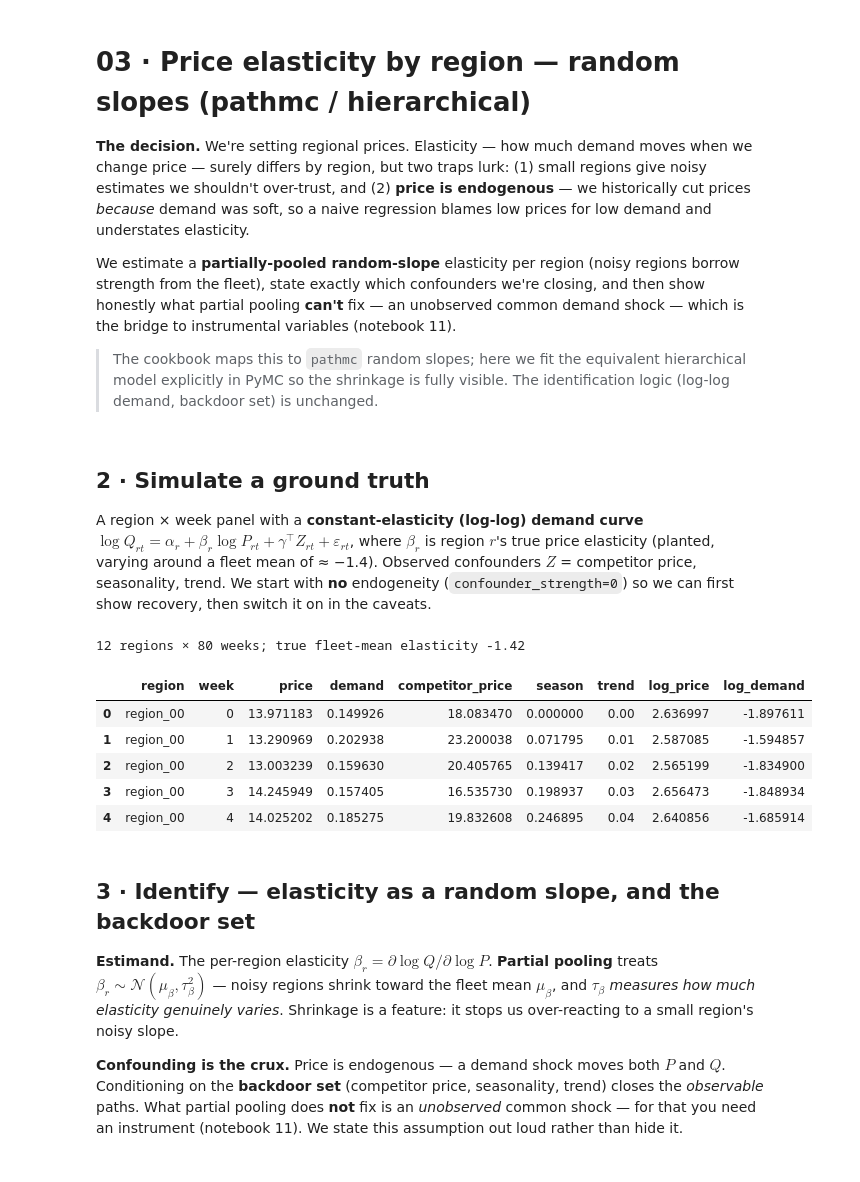
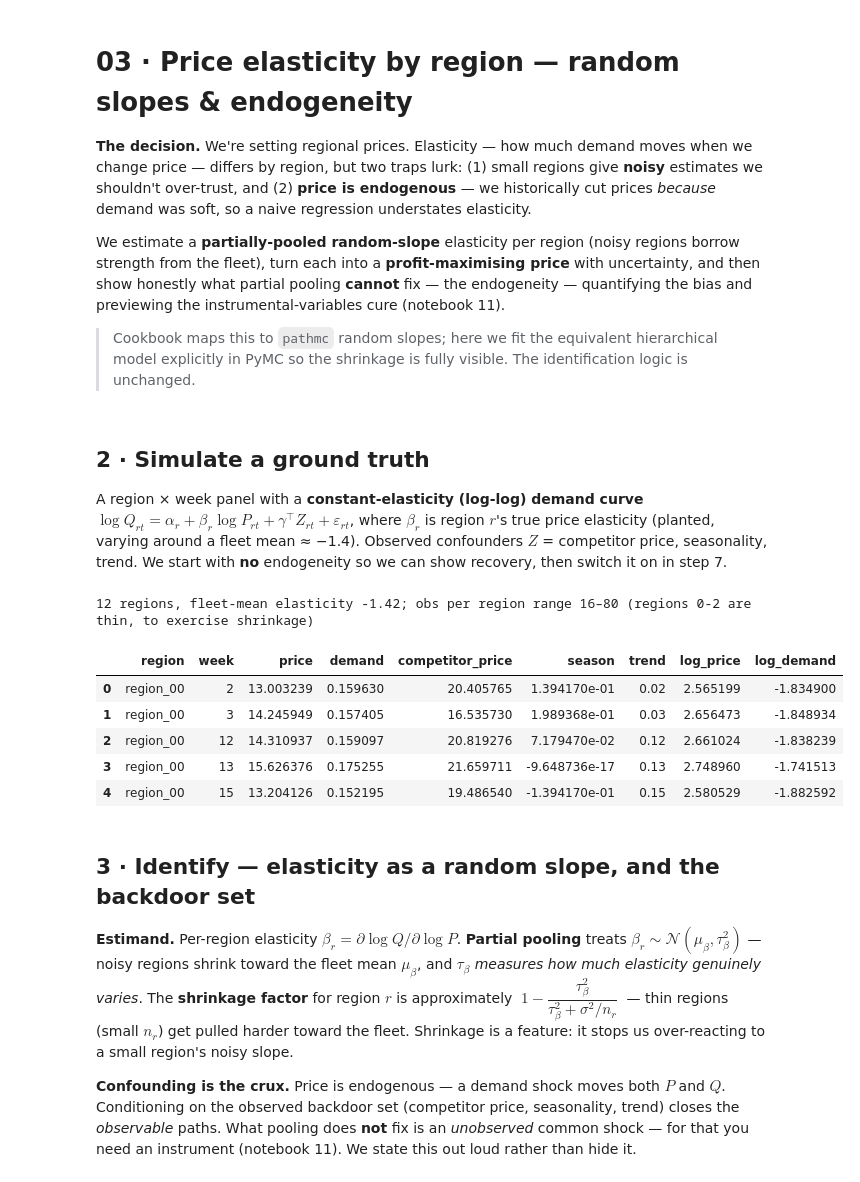
Before and after one commit to fmuia/sda_projects, a Jupyter notebook: notebooks/03_price_elasticity.ipynb, the cells around one changed output. Cells and saved outputs as stored; diff of their text form; code cells hidden in the pictures.

```diff
--- a/notebooks/03_price_elasticity.ipynb
+++ b/notebooks/03_price_elasticity.ipynb
@@ -1,20 +1,18 @@
 # %% [markdown]
-# 03 · Price elasticity by region — random slopes (pathmc / hierarchical)
+# 03 · Price elasticity by region — random slopes & endogeneity
 
-**The decision.** We're setting regional prices. Elasticity — how much demand moves
-when we change price — surely differs by region, but two traps lurk: (1) small
-regions give noisy estimates we shouldn't over-trust, and (2) **price is endogenous**
-— we historically cut prices *because* demand was soft, so a naive regression blames
-low prices for low demand and understates elasticity.
+**The decision.** We're setting regional prices. Elasticity — how much demand moves when we
+change price — differs by region, but two traps lurk: (1) small regions give **noisy** estimates
+we shouldn't over-trust, and (2) **price is endogenous** — we historically cut prices *because*
+demand was soft, so a naive regression understates elasticity.
 
-We estimate a **partially-pooled random-slope** elasticity per region (noisy regions
-borrow strength from the fleet), state exactly which confounders we're closing, and
-then show honestly what partial pooling **can't** fix — an unobserved common demand
-shock — which is the bridge to instrumental variables (notebook 11).
+We estimate a **partially-pooled random-slope** elasticity per region (noisy regions borrow
+strength from the fleet), turn each into a **profit-maximising price** with uncertainty, and
+then show honestly what partial pooling **cannot** fix — the endogeneity — quantifying the bias
+and previewing the instrumental-variables cure (notebook 11).
 
-> The cookbook maps this to `pathmc` random slopes; here we fit the equivalent
-> hierarchical model explicitly in PyMC so the shrinkage is fully visible. The
-> identification logic (log-log demand, backdoor set) is unchanged.
+> Cookbook maps this to `pathmc` random slopes; here we fit the equivalent hierarchical model
+> explicitly in PyMC so the shrinkage is fully visible. The identification logic is unchanged.
 # %%
 import os, warnings, numpy as np, pandas as pd, matplotlib.pyplot as plt
 warnings.filterwarnings("ignore")
@@ -28,37 +26,46 @@ SEED = 5
 ## 2 · Simulate a ground truth
 
 A region × week panel with a **constant-elasticity (log-log) demand curve**
-$\log Q_{rt} = \alpha_r + \beta_r \log P_{rt} + \gamma^\top Z_{rt} + \varepsilon_{rt}$,
-where $\beta_r$ is region $r$'s true price elasticity (planted, varying around a
-fleet mean of ≈ −1.4). Observed confounders $Z$ = competitor price, seasonality,
-trend. We start with **no** endogeneity (`confounder_strength=0`) so we can first
-show recovery, then switch it on in the caveats.
+$\log Q_{rt}=\alpha_r+\beta_r\log P_{rt}+\gamma^\top Z_{rt}+\varepsilon_{rt}$, where $\beta_r$ is
+region $r$'s true price elasticity (planted, varying around a fleet mean ≈ −1.4). Observed
+confounders $Z$ = competitor price, seasonality, trend. We start with **no** endogeneity so we
+can show recovery, then switch it on in step 7.
 # %%
 df, true_elast = dgp.price_panel(n_regions=12, n_weeks=80, confounder_strength=0.0, seed=SEED)
 df["log_price"] = np.log(df["price"]); df["log_demand"] = np.log(df["demand"])
 regions = sorted(df["region"].unique()); R = len(regions)
 r_idx = df["region"].map({r: i for i, r in enumerate(regions)}).values
-print(f"{R} regions × {df['week'].nunique()} weeks; true fleet-mean elasticity {true_elast.mean():.2f}")
+# deliberately thin out a few regions so shrinkage has something to do
+keep = np.ones(len(df), bool)
+for i in [0, 1, 2]:
+    ridx = np.where(r_idx == i)[0]
+    drop = np.random.default_rng(i).choice(ridx, size=int(len(ridx) * 0.8), replace=False)
+    keep[drop] = False
+df, r_idx = df[keep].reset_index(drop=True), r_idx[keep]
+counts = pd.Series(r_idx).value_counts().sort_index()
+print(f"{R} regions, fleet-mean elasticity {true_elast.mean():.2f}; obs per region range {counts.min()}–{counts.max()} "
+      f"(regions 0-2 are thin, to exercise shrinkage)")
 df.head()
 # %% [output]
-12 regions × 80 weeks; true fleet-mean elasticity -1.42
+12 regions, fleet-mean elasticity -1.42; obs per region range 16–80 (regions 0-2 are thin, to exercise shrinkage)
 |  | region | week | price | demand | competitor_price | season | trend | log_price | log_demand |
-| 0 | region_00 | 0 | 13.971183 | 0.149926 | 18.083470 | 0.000000 | 0.00 | 2.636997 | -1.897611 |
-| 1 | region_00 | 1 | 13.290969 | 0.202938 | 23.200038 | 0.071795 | 0.01 | 2.587085 | -1.594857 |
-| 2 | region_00 | 2 | 13.003239 | 0.159630 | 20.405765 | 0.139417 | 0.02 | 2.565199 | -1.834900 |
-| 3 | region_00 | 3 | 14.245949 | 0.157405 | 16.535730 | 0.198937 | 0.03 | 2.656473 | -1.848934 |
-| 4 | region_00 | 4 | 14.025202 | 0.185275 | 19.832608 | 0.246895 | 0.04 | 2.640856 | -1.685914 |
+| 0 | region_00 | 2 | 13.003239 | 0.159630 | 20.405765 | 1.394170e-01 | 0.02 | 2.565199 | -1.834900 |
+| 1 | region_00 | 3 | 14.245949 | 0.157405 | 16.535730 | 1.989368e-01 | 0.03 | 2.656473 | -1.848934 |
+| 2 | region_00 | 12 | 14.310937 | 0.159097 | 20.819276 | 7.179470e-02 | 0.12 | 2.661024 | -1.838239 |
+| 3 | region_00 | 13 | 15.626376 | 0.175255 | 21.659711 | -9.648736e-17 | 0.13 | 2.748960 | -1.741513 |
+| 4 | region_00 | 15 | 13.204126 | 0.152195 | 19.486540 | -1.394170e-01 | 0.15 | 2.580529 | -1.882592 |
 # %% [markdown]
 ## 3 · Identify — elasticity as a random slope, and the backdoor set
 
-**Estimand.** The per-region elasticity $\beta_r = \partial \log Q / \partial \log P$.
-**Partial pooling** treats $\beta_r \sim \mathcal{N}(\mu_\beta, \tau_\beta^2)$ — noisy
-regions shrink toward the fleet mean $\mu_\beta$, and $\tau_\beta$ *measures how much
-elasticity genuinely varies*. Shrinkage is a feature: it stops us over-reacting to a
-small region's noisy slope.
+**Estimand.** Per-region elasticity $\beta_r=\partial\log Q/\partial\log P$. **Partial pooling**
+treats $\beta_r\sim\mathcal N(\mu_\beta,\tau_\beta^2)$ — noisy regions shrink toward the fleet
+mean $\mu_\beta$, and $\tau_\beta$ *measures how much elasticity genuinely varies*. The
+**shrinkage factor** for region $r$ is approximately
+$\;1-\dfrac{\tau_\beta^2}{\tau_\beta^2+\sigma^2/n_r}\;$ — thin regions (small $n_r$) get pulled
+harder toward the fleet. Shrinkage is a feature: it stops us over-reacting to a small region's
+noisy slope.
 
-**Confounding is the crux.** Price is endogenous — a demand shock moves both $P$ and
-$Q$. Conditioning on the **backdoor set** (competitor price, seasonality, trend)
-closes the *observable* paths. What partial pooling does **not** fix is an
-*unobserved* common shock — for that you need an instrument (notebook 11). We state
-this assumption out loud rather than hide it.
+**Confounding is the crux.** Price is endogenous — a demand shock moves both $P$ and $Q$.
+Conditioning on the observed backdoor set (competitor price, seasonality, trend) closes the
+*observable* paths. What pooling does **not** fix is an *unobserved* common shock — for that you
+need an instrument (notebook 11). We state this out loud rather than hide it.
```
Also changed, not shown: parts of 12 cells of this notebook.
